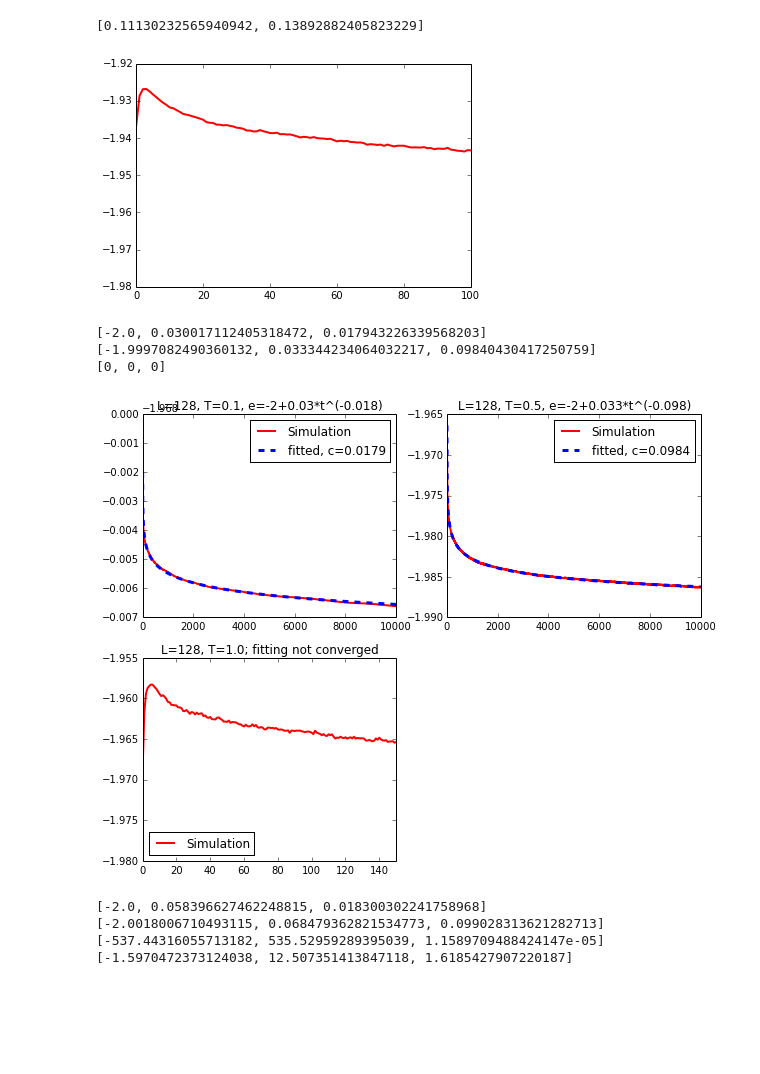
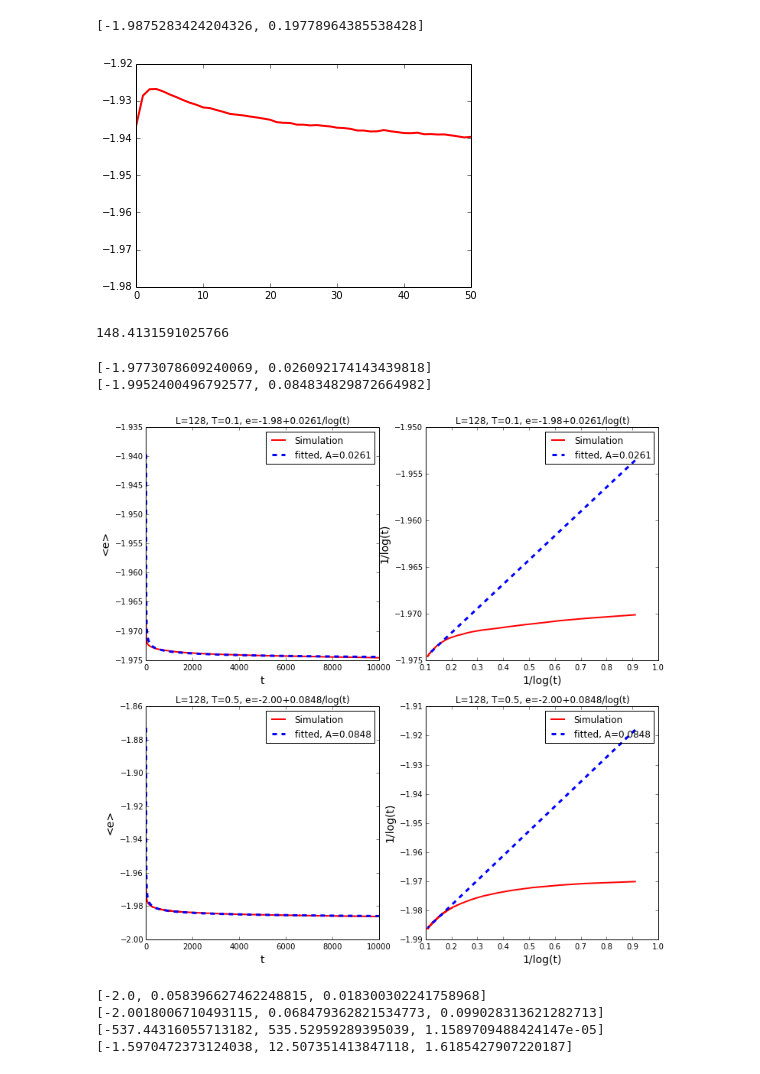
Before and after one commit to seanxiangcheng/RFIM_Simulation, a Jupyter notebook: figs_code/Exponent_finding.ipynb, the cells around one changed output. Drawn from its saved outputs; the diff is of its cells as text; code cells hidden in the pictures; blank space fills up the shorter version.

```diff
--- a/figs_code/Exponent_finding.ipynb
+++ b/figs_code/Exponent_finding.ipynb
@@ -142,60 +173,77 @@ med = pd.read_csv(fn, skiprows=1)
 x=med['mc_step']
 y=med['energy']
 
-area = [0,100]
+area = [0,50]
 plt.plot(x,y,'r-',linewidth=2, label='Simulation')
 plt.xlim(area)
-[A, c]=get_exp_lowT(med['mc_step'], med['energy'])
-print [A, c]
+[ee, A]=get_exp_lnt(med['mc_step'], med['energy'])
+print [ee, A]
 # %% [output]
-[0.11130232565940942, 0.13892882405823229]
+[-1.9875283424204326, 0.19778964385538428]
-[figure, old version]
+[figure, new version]
+# %%
+np.exp(5)
+# %% [output]
+148.4131591025766
 # %%
 #  plots with no langevin field
-Ts=[0.1, 0.5, 1.0]
+Ts=[0.1, 0.5]
 reps=[200]*len(Ts)
 Ls=[128]*len(Ts)
-plt.figure(figsize=(10,8))
+plt.figure(figsize=(12,12))
 for ind in range(len(Ts)):
     fn = get_med_fn(Ls[ind], Ts[ind], reps[ind])
     fn = '../data/'+fn
     [L, T, shi, sHi, rep] = get_param_file(fn)
 
     med = pd.read_csv(fn, skiprows=1)
     x=med['mc_step']
     y=med['energy']
 
-    plt.subplot(2, 2, ind+1)
+    plt.subplot(2, 2, ind*2+1)
     area = [0,10000]
     plt.plot(x,y,'r-',linewidth=2, label='Simulation')
-    if T>0.2:
-        [ee, A, c]=get_exp(med['mc_step'], med['energy'])
-    else:
-        [A, c]=get_exp_lowT(med['mc_step'], med['energy'])
-        ee = -2.0
-    print [ee, A, c]
+    [ee, A]=get_exp_lnt(med['mc_step'][100:], med['energy'][100:])
+    print [ee, A]
     #get_exp(x[area[0]:area[1]], y[area[0]:area[1]])
     #print "0 step energy: ", y[0]
     #print "overa all min: ", np.min(y)
     #print "overa all min: ", np.min(y[1000:])
-    if ee!=0 and abs(c)<0.5 and ee<-1.8 and ee>-2.1:
-        x = np.arange(1,10000)
-        y = ee + A*x**(-c)
-        plt.plot(x,y, 'b--', linewidth=3, label='fitted, c=%.4f' % c)
-        plt.title("L=%.0f, T=%.1f, e=%.2g+%.2g*t^(-%.2g)" % (L, T, ee, A, c))
+    if ee<-1.8 and ee>-2.1:
+        x = np.arange(2,10000)
+        y = ee + A/np.log(x)
+        plt.plot(x,y, 'b--', linewidth=3, label='fitted, A=%.4f' % A )
+        plt.title("L=%.0f, T=%.1f, e=%.2f+%.4f/log(t)" % (L, T, ee, A))
         plt.legend(loc='upper right')
 
     plt.xlim(area)
     if T>=1.0:
         plt.xlim([0,150])
         plt.title("L=%.0f, T=%.1f; fitting not converged" % (L, T))
         plt.legend(loc='lower left')
-plt.savefig("Energy_L128_noLangvin.pdf")
+    plt.xlabel('t', fontsize=14)
+    plt.ylabel('<e>', fontsize=14)
+
+    plt.subplot(2, 2, ind*2+2)
+    area = [0,10000]
+    x=med['mc_step'][3:]
+    y=med['energy'][3:]
+    plt.plot(1./np.log(x),y,'r-',linewidth=2, label='Simulation')
+    if ee<-1.8 and ee>-2.1:
+        x = np.arange(3,10000)
+        y = ee+A/np.log(x)
+        plt.plot(1./np.log(x), y, 'b--', linewidth=3, label='fitted, A=%.4f' % A )
+        plt.title("L=%.0f, T=%.1f, e=%.2f+%.4f/log(t)" % (L, T, ee, A))
+        plt.legend(loc='upper right')
+
+    plt.xlabel('1/log(t)', fontsize=14)
+    plt.ylabel('1/log(t)', fontsize=14)
+
+plt.savefig("Energy_L128_lnt.pdf")
 # %% [output]
-[-2.0, 0.030017112405318472, 0.017943226339568203]
-[-1.9997082490360132, 0.033344234064032217, 0.09840430417250759]
-[0, 0, 0]
+[-1.9773078609240069, 0.026092174143439818]
+[-1.9952400496792577, 0.084834829872664982]
-[figure, old version]
+[figure, new version]
 # %%
 #  plots with no langevin field
 Ts=[0.1, 0.5, 1.0, 2.0]
```
Also changed, not shown: parts of 1 cell of this notebook, 9 other files.
